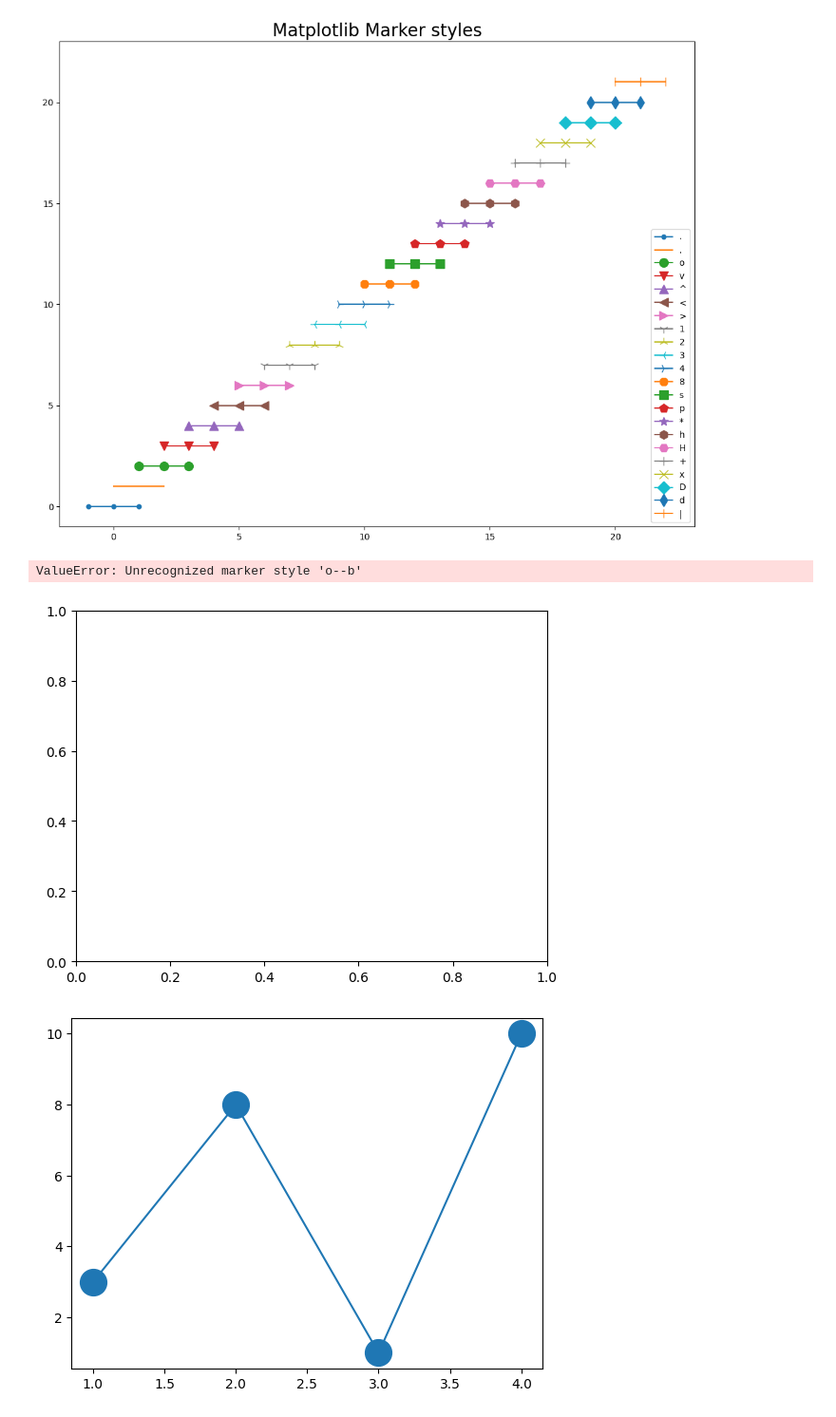
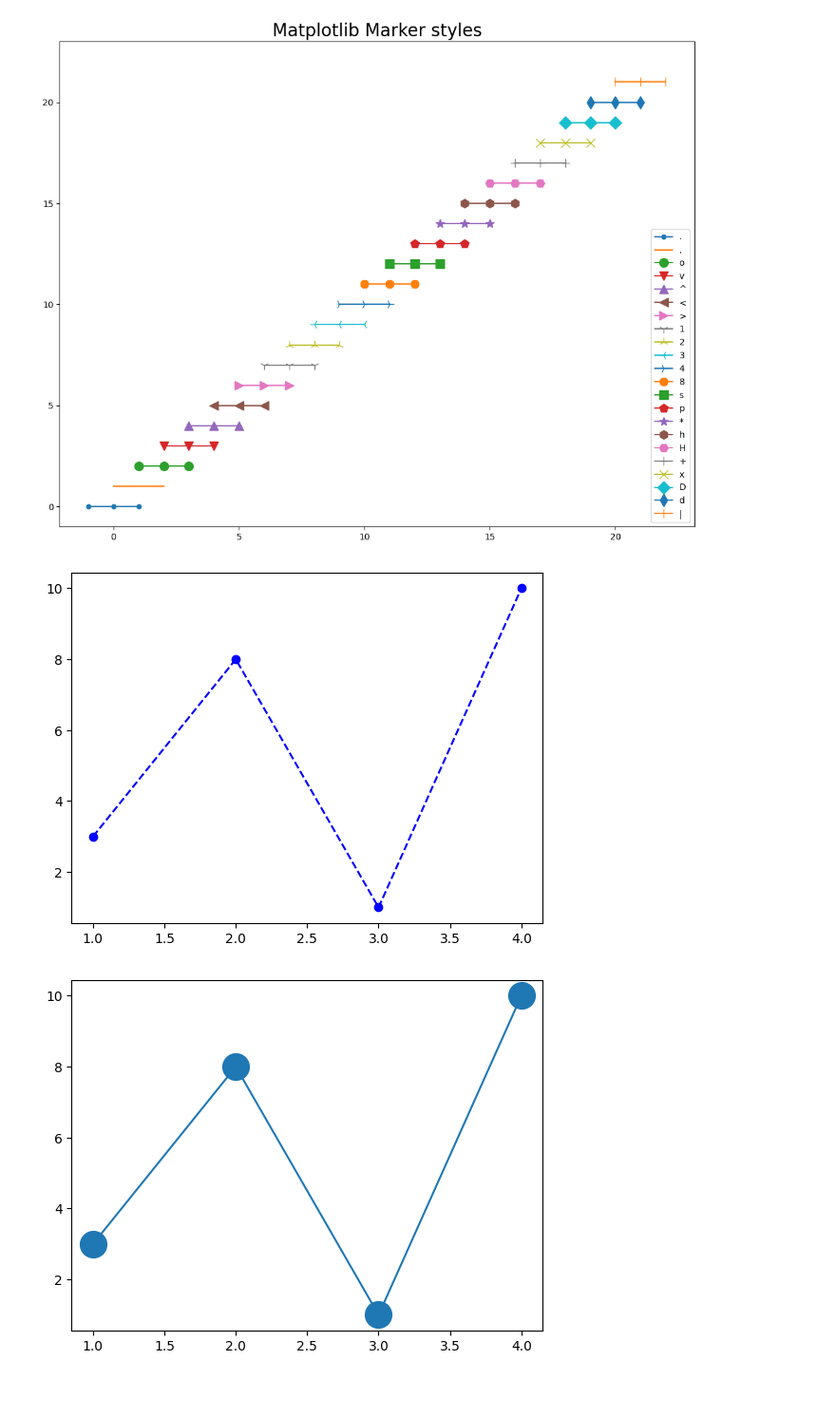
Before and after one commit to ash322ash422/tut_matplotlib, a Jupyter notebook: tut_mp1_scatter_line_marker_subplot_save_readCSV.ipynb, the cells around one changed output. Shown: that part at 95% size. Drawn from its saved outputs; the diff is of its cells as text; code cells hidden in the pictures; blank space fills up the shorter version.

```diff
--- a/tut_mp1_scatter_line_marker_subplot_save_readCSV.ipynb
+++ b/tut_mp1_scatter_line_marker_subplot_save_readCSV.ipynb
@@ -176,19 +187,19 @@ plt.show()
 # %% [output]
 [figure]
 # %%
+# Different types of line plots
+
 import matplotlib.pyplot as plt
-import numpy as np
 
-xpoints = np.array([1, 2, 3, 4])
-ypoints = np.array([3, 8, 1, 10])
+xpoints = [1, 2, 3, 4]
+ypoints = [3, 8, 1, 10]
 
 # You can also use the shortcut string notation parameter to specify the marker.
 # This parameter is also called fmt, and is written with this syntax: marker|line|color
 plt.plot(xpoints,ypoints, 'o--b') # TODO other examples o--r o:g o:r o-r o-.r 'o--g'
 plt.show()
 # %% [output]
-ValueError: Unrecognized marker style 'o--b'
-[figure, old version]
+[figure, new version]
 # %%
 # marker size is 20
 import matplotlib.pyplot as plt
```
Also changed, not shown: parts of 14 cells of this notebook, 3 other files.
